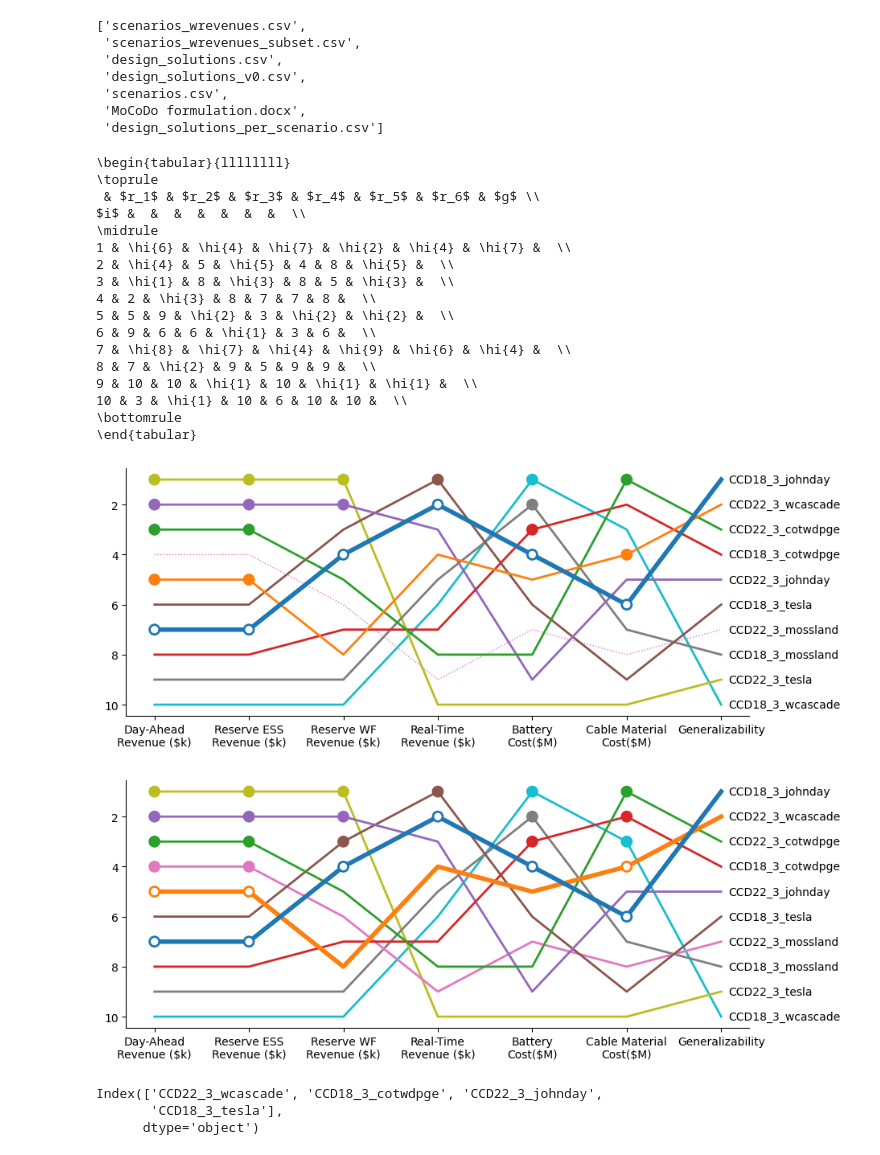
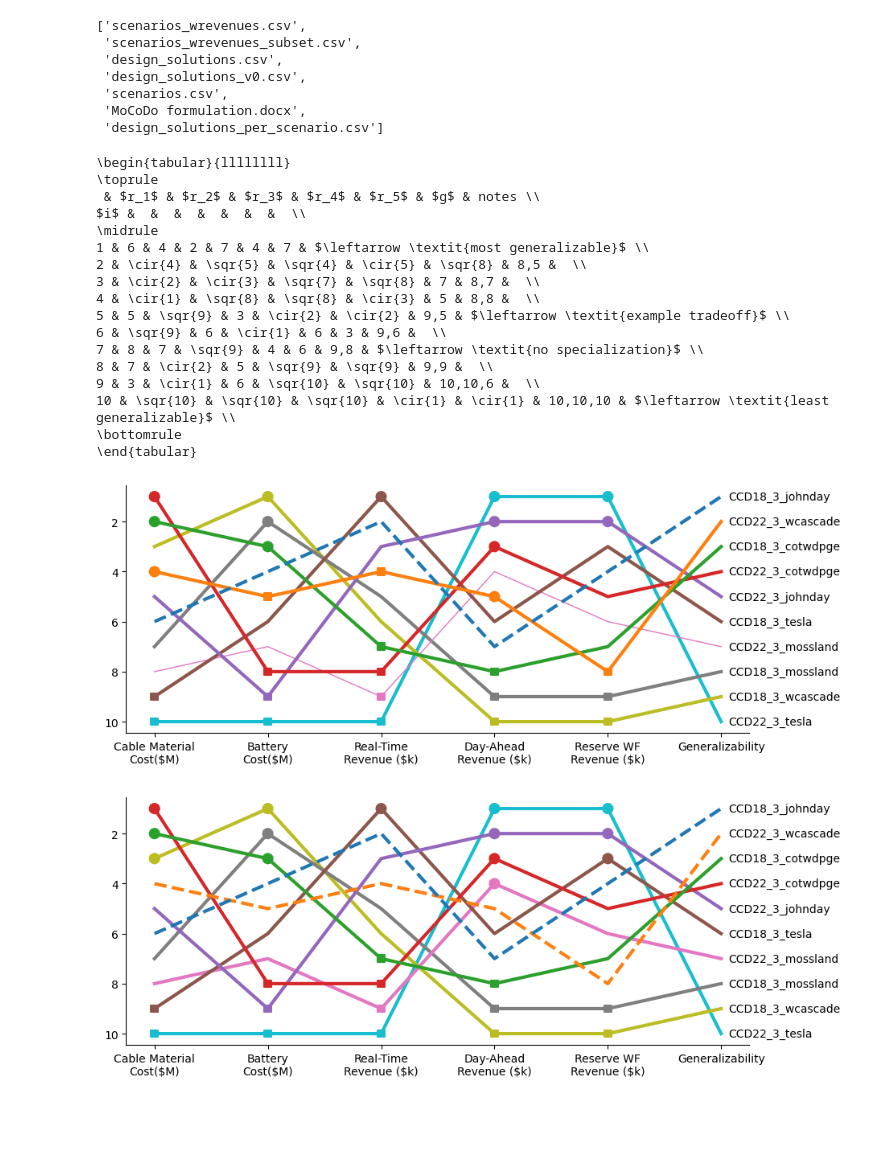
Before and after one commit to pnnl/pyMOODS, a Jupyter notebook: notebooks/Paper Figures.ipynb, the cells around one changed output. Cells and saved outputs as stored; diff of their text form; code cells hidden in the pictures; blank space fills up the shorter version.

```diff
--- a/notebooks/Paper Figures.ipynb
+++ b/notebooks/Paper Figures.ipynb
@@ -19,7 +19,8 @@ os.listdir(path)
 # %%
 import pandas as pd
 
-df_design = pd.read_csv(os.path.join(path, 'design_solutions_v0.csv'), index_col=0)
+df_design = pd.read_csv(os.path.join(path, 'design_solutions_v0.csv'), index_col=0)\
+    .drop(columns=['Reserve ESS Revenue ($k)'])
 # %%
 import numpy as np
 import matplotlib.pyplot as plt
@@ -47,47 +48,56 @@ xlabels = {
 }
 
 ascending = [
     c
     for c in ovars
     if 'Cost' in c
 ]
 
 dvars = set(df_design.columns).difference(ovars)
 
 self = tl.TradeoffLattice(
     df_design, ovars, dvars,
     ascending=ascending
 )
 
 plt.figure(figsize=(10, 4))
 self.plot_pcp(
     x_labels=xlabels,
+    # show_tradeoff=False, # uncomment to make squares not visible
     # show_generalizability_as=None # uncomment to hide the "Generalizability" column
 )
 
+index = pd.Index(np.arange(len(self.rank)) + 1, name='$i$')
+notes = pd.Series(index=index, dtype=str)
+notes[1] = '$\\leftarrow \\textit{most generalizable}$'
+notes[5] = '$\\leftarrow \\textit{example tradeoff}$'
+notes[7] = '$\\leftarrow \\textit{no specialization}$'
+notes[10] = '$\\leftarrow \\textit{least generalizable}$'
+
 print(self.to_latex(
-    index=pd.Index(np.arange(len(self.rank)) + 1, name='$i$'),
-    columns=[f'$r_{i + 1}$' for i in range(len(self.rank.columns))]
+    index=index,
+    columns=[f'$r_{i + 1}$' for i in range(len(self.rank.columns))],
+    notes=notes
 ))
 # %% [output]
 \begin{tabular}{llllllll}
 \toprule
- & $r_1$ & $r_2$ & $r_3$ & $r_4$ & $r_5$ & $r_6$ & $g$ \\
+ & $r_1$ & $r_2$ & $r_3$ & $r_4$ & $r_5$ & $g$ & notes \\
 $i$ &  &  &  &  &  &  &  \\
 \midrule
-1 & \hi{6} & \hi{4} & \hi{7} & \hi{2} & \hi{4} & \hi{7} &  \\
-2 & \hi{4} & 5 & \hi{5} & 4 & 8 & \hi{5} &  \\
-3 & \hi{1} & 8 & \hi{3} & 8 & 5 & \hi{3} &  \\
-4 & 2 & \hi{3} & 8 & 7 & 7 & 8 &  \\
-5 & 5 & 9 & \hi{2} & 3 & \hi{2} & \hi{2} &  \\
-6 & 9 & 6 & 6 & \hi{1} & 3 & 6 &  \\
-7 & \hi{8} & \hi{7} & \hi{4} & \hi{9} & \hi{6} & \hi{4} &  \\
-8 & 7 & \hi{2} & 9 & 5 & 9 & 9 &  \\
-9 & 10 & 10 & \hi{1} & 10 & \hi{1} & \hi{1} &  \\
-10 & 3 & \hi{1} & 10 & 6 & 10 & 10 &  \\
+1 & 6 & 4 & 2 & 7 & 4 & 7 & $\leftarrow \textit{most generalizable}$ \\
+2 & \cir{4} & \sqr{5} & \sqr{4} & \cir{5} & \sqr{8} & 8,5 &  \\
+3 & \cir{2} & \cir{3} & \sqr{7} & \sqr{8} & 7 & 8,7 &  \\
+4 & \cir{1} & \sqr{8} & \sqr{8} & \cir{3} & 5 & 8,8 &  \\
+5 & 5 & \sqr{9} & 3 & \cir{2} & \cir{2} & 9,5 & $\leftarrow \textit{example tradeoff}$ \\
+6 & \sqr{9} & 6 & \cir{1} & 6 & 3 & 9,6 &  \\
+7 & 8 & 7 & \sqr{9} & 4 & 6 & 9,8 & $\leftarrow \textit{no specialization}$ \\
+8 & 7 & \cir{2} & 5 & \sqr{9} & \sqr{9} & 9,9 &  \\
+9 & 3 & \cir{1} & 6 & \sqr{10} & \sqr{10} & 10,10,6 &  \\
+10 & \sqr{10} & \sqr{10} & \sqr{10} & \cir{1} & \cir{1} & 10,10,10 & $\leftarrow \textit{least generalizable}$ \\
 \bottomrule
 \end{tabular}
-[figure, old version]
+[figure, new version]
 # %%
 # we can also use the old threshold-based approach by specifying a k
 # If we do this, then any rank above all generalizers is considered a specializer
@@ -108,10 +118,4 @@ self.plot_pcp(
     generalizers=self.rank.index[:k],
 )
 # %% [output]
-[figure, old version]
+[figure, new version]
-# %%
-self.specializer_cover()
-# %% [output]
-Index(['CCD22_3_wcascade', 'CCD18_3_cotwdpge', 'CCD22_3_johnday',
-       'CCD18_3_tesla'],
-      dtype='object')
```
Also changed, not shown: parts of 6 cells of this notebook, 1 other file.
